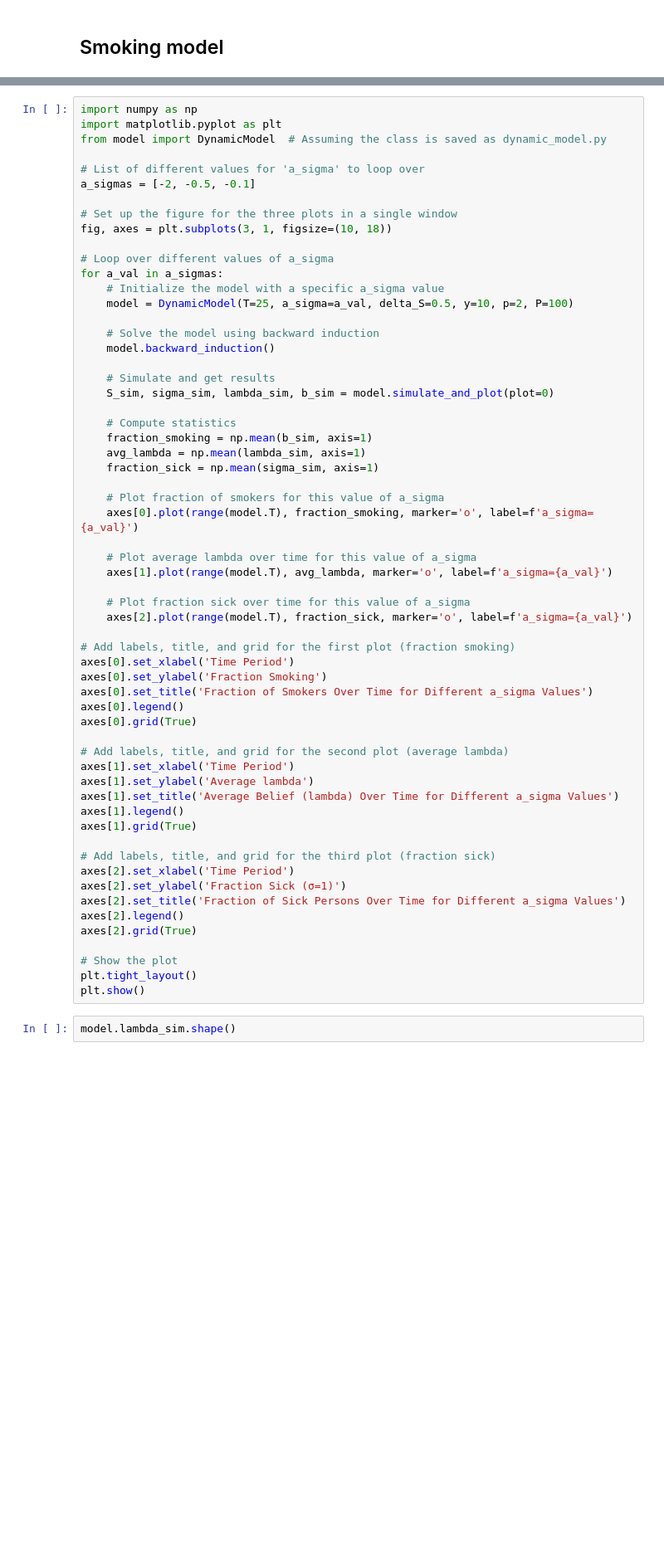
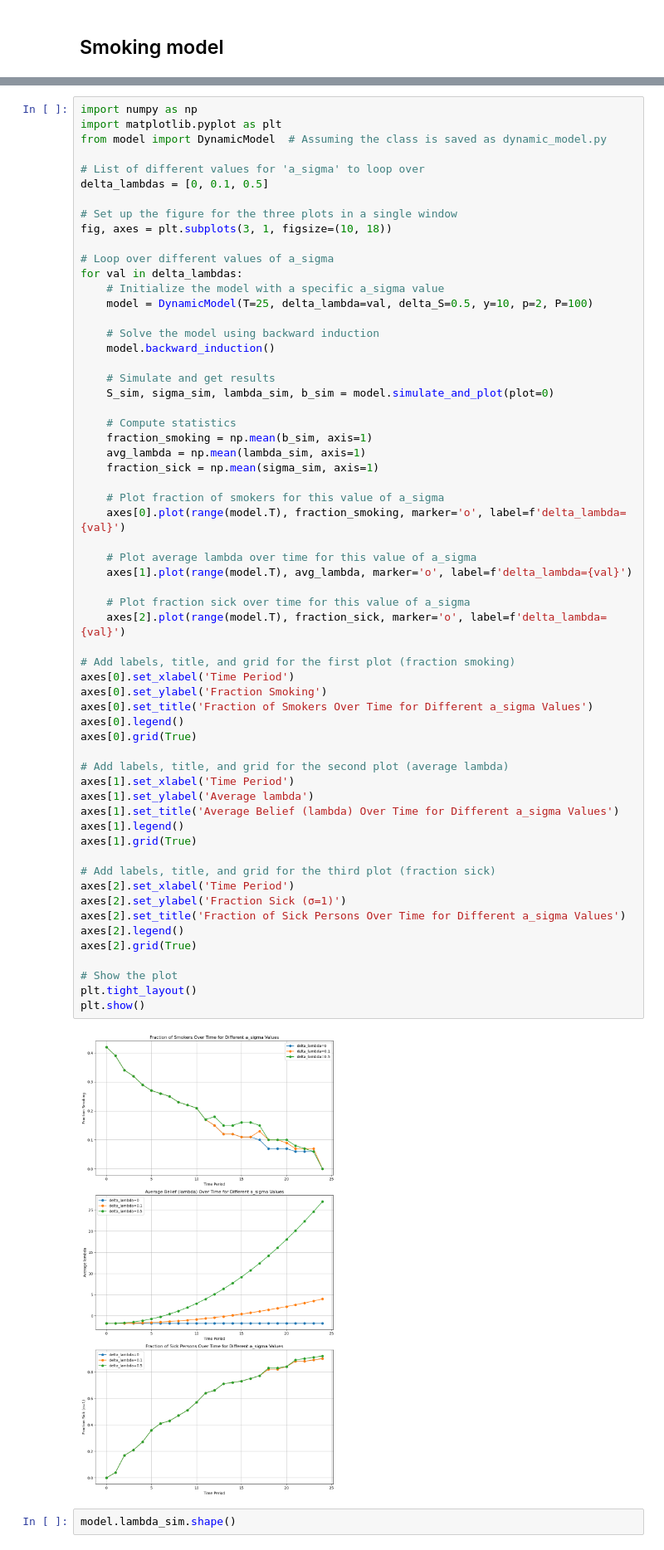
Before and after one commit to gqh814/smoking, a Jupyter notebook: code/kjt_model_smoking_test.ipynb, the cells around one changed output, grey strips where cells are left out. Shown at 83% size. Drawn from its saved outputs; the diff is of its cells as text; blank space fills up the shorter version.

Commit message:
lambda med medpub

```diff
--- a/code/kjt_model_smoking_test.ipynb
+++ b/code/kjt_model_smoking_test.ipynb
@@ -30,15 +45,15 @@ import matplotlib.pyplot as plt
 from model import DynamicModel  # Assuming the class is saved as dynamic_model.py
 
 # List of different values for 'a_sigma' to loop over
-a_sigmas = [-2, -0.5, -0.1]
+delta_lambdas = [0, 0.1, 0.5]
 
 # Set up the figure for the three plots in a single window
 fig, axes = plt.subplots(3, 1, figsize=(10, 18))
 
 # Loop over different values of a_sigma
-for a_val in a_sigmas:
+for val in delta_lambdas:
     # Initialize the model with a specific a_sigma value
-    model = DynamicModel(T=25, a_sigma=a_val, delta_S=0.5, y=10, p=2, P=100)
+    model = DynamicModel(T=25, delta_lambda=val, delta_S=0.5, y=10, p=2, P=100)
 
     # Solve the model using backward induction
     model.backward_induction()
@@ -52,38 +67,40 @@ for a_val in a_sigmas:
     fraction_sick = np.mean(sigma_sim, axis=1)
 
     # Plot fraction of smokers for this value of a_sigma
-    axes[0].plot(range(model.T), fraction_smoking, marker='o', label=f'a_sigma={a_val}')
+    axes[0].plot(range(model.T), fraction_smoking, marker='o', label=f'delta_lambda={val}')
 
     # Plot average lambda over time for this value of a_sigma
-    axes[1].plot(range(model.T), avg_lambda, marker='o', label=f'a_sigma={a_val}')
+    axes[1].plot(range(model.T), avg_lambda, marker='o', label=f'delta_lambda={val}')
 
     # Plot fraction sick over time for this value of a_sigma
-    axes[2].plot(range(model.T), fraction_sick, marker='o', label=f'a_sigma={a_val}')
+    axes[2].plot(range(model.T), fraction_sick, marker='o', label=f'delta_lambda={val}')
 
 # Add labels, title, and grid for the first plot (fraction smoking)
 axes[0].set_xlabel('Time Period')
 axes[0].set_ylabel('Fraction Smoking')
 axes[0].set_title('Fraction of Smokers Over Time for Different a_sigma Values')
 axes[0].legend()
 axes[0].grid(True)
 
 # Add labels, title, and grid for the second plot (average lambda)
 axes[1].set_xlabel('Time Period')
 axes[1].set_ylabel('Average lambda')
 axes[1].set_title('Average Belief (lambda) Over Time for Different a_sigma Values')
 axes[1].legend()
 axes[1].grid(True)
 
 # Add labels, title, and grid for the third plot (fraction sick)
 axes[2].set_xlabel('Time Period')
 axes[2].set_ylabel('Fraction Sick (σ=1)')
 axes[2].set_title('Fraction of Sick Persons Over Time for Different a_sigma Values')
 axes[2].legend()
 axes[2].grid(True)
 
 # Show the plot
 plt.tight_layout()
 plt.show()
+# %% [output]
+[figure, added]
 # %%
 model.lambda_sim.shape()
 # %%
```
Also changed, not shown: parts of 2 cells of this notebook, 1 other file.
